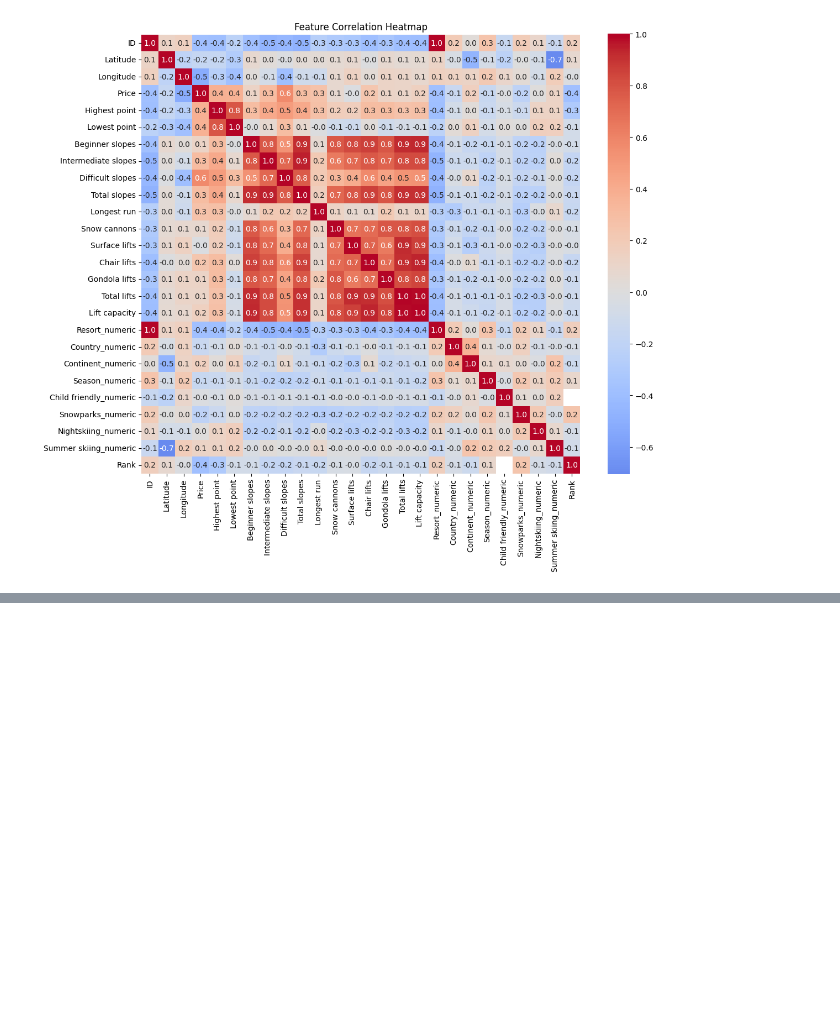
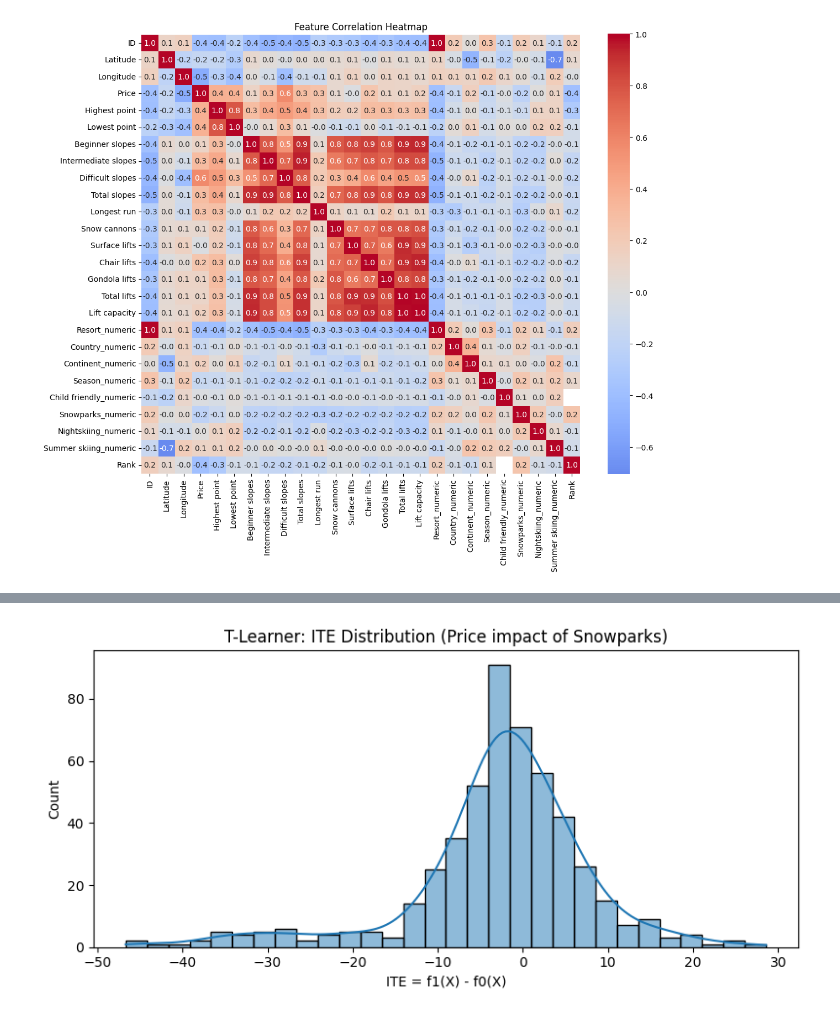
Before and after one commit to matansol/causal-inference-course, a Jupyter notebook: project/project.ipynb, the cells around one changed output, grey strips where cells are left out. Cells and saved outputs as stored; diff of their text form; code cells hidden in the pictures; blank space fills up the shorter version.

Commit message:
start implementing PSM and T-Learner methodes

```diff
--- a/project/project.ipynb
+++ b/project/project.ipynb
@@ -582,0 +952,91 @@ plt.show()
+# %%
+from sklearn.ensemble import RandomForestRegressor
+from sklearn.model_selection import train_test_split
+from sklearn.metrics import r2_score
+
+# Reuse columns and df from PSM setup if available
+try:
+    T_COL
+    Y_COL
+    X_cols
+except NameError:
+    T_COL = 'Snowparks_numeric' if 'Snowparks_numeric' in merged.columns else 'Snowparks'
+    Y_COL = 'Price'
+    numeric_cols = merged.select_dtypes(include=[np.number]).columns.tolist()
+    ban_cols = {Y_COL, 'Rank'}
+    X_cols = [c for c in numeric_cols if c not in ban_cols]
+
+# Prepare data for T-learner
+T_df = merged.dropna(subset=[T_COL, Y_COL]).copy()
+X = T_df[X_cols].fillna(0)
+Y = T_df[Y_COL]
+T = T_df[T_COL]
+
+# Ensure binary treatment
+if T.nunique() > 2:
+    # Fall back to thresholding if not binary
+    T = (T.astype(float) > T.astype(float).median()).astype(int)
+
+# Split train/test to gauge model fit (optional)
+X_train, X_test, Y_train, Y_test, T_train, T_test = train_test_split(X, Y, T, test_size=0.2, random_state=42, stratify=T)
+
+# Models for treated and control
+rf_t = RandomForestRegressor(n_estimators=150, max_depth=None, random_state=42)
+rf_c = RandomForestRegressor(n_estimators=150, max_depth=None, random_state=42)
+
+rf_t.fit(X_train[T_train==1], Y_train[T_train==1])
+rf_c.fit(X_train[T_train==0], Y_train[T_train==0])
+
+# Quick fit diagnostics
+if (T_test==1).any() and (T_test==0).any():
+    yhat_t = rf_t.predict(X_test[T_test==1])
+    yhat_c = rf_c.predict(X_test[T_test==0])
+    print('T-Learner R^2 treated model (holdout):', r2_score(Y_test[T_test==1], yhat_t))
+    print('T-Learner R^2 control model (holdout):', r2_score(Y_test[T_test==0], yhat_c))
+
+# ITE: f1(X) - f0(X)
+f1_all = rf_t.predict(X)
+f0_all = rf_c.predict(X)
+ITE = f1_all - f0_all
+
+# Aggregate effects
+ATE = float(np.mean(ITE))
+ATT = float(np.mean(ITE[T==1])) if (T==1).any() else np.nan
+ATC = float(np.mean(ITE[T==0])) if (T==0).any() else np.nan
+print(f'T-Learner ATE: {ATE:.2f} | ATT: {ATT:.2f} | ATC: {ATC:.2f}')
+
+# Plot ITE distribution
+plt.figure(figsize=(8,4))
+sns.histplot(ITE, bins=30, kde=True)
+plt.title('T-Learner: ITE Distribution (Price impact of Snowparks)')
+plt.xlabel('ITE = f1(X) - f0(X)')
+plt.ylabel('Count')
+plt.tight_layout()
+plt.show()
+
+# Plot CATE by a feature most correlated with treatment
+# Pick a simple feature: the one with highest absolute correlation with T among X_cols
+corrs = {}
+for c in X_cols:
+    try:
+        cor = abs(np.corrcoef(T_df[c].fillna(0).values, T.values)[0,1])
+        corrs[c] = cor
+    except Exception:
+        continue
+if corrs:
+    top_feat = max(corrs, key=corrs.get)
+    # Bin the feature and compute mean ITE per bin
+    bins = pd.qcut(T_df[top_feat], q=5, duplicates='drop')
+    cate_df = pd.DataFrame({'bin': bins, 'ITE': ITE})
+    cate_means = cate_df.groupby('bin')['ITE'].mean().reset_index()
+    plt.figure(figsize=(8,4))
+    sns.barplot(data=cate_means, x='bin', y='ITE', color='#2ca02c')
+    plt.title(f'T-Learner: CATE by {top_feat} (binned)')
+    plt.ylabel('Mean ITE')
+    plt.xlabel(top_feat)
+    plt.xticks(rotation=30)
+    plt.tight_layout()
+    plt.show()
+else:
+    print('Could not compute correlations for CATE plot.')
+# %% [output]
@@ -582,0 +1046 @@ plt.show()
+[figure, added]
```
Also changed, not shown: parts of 27 cells of this notebook, 2 other files.
